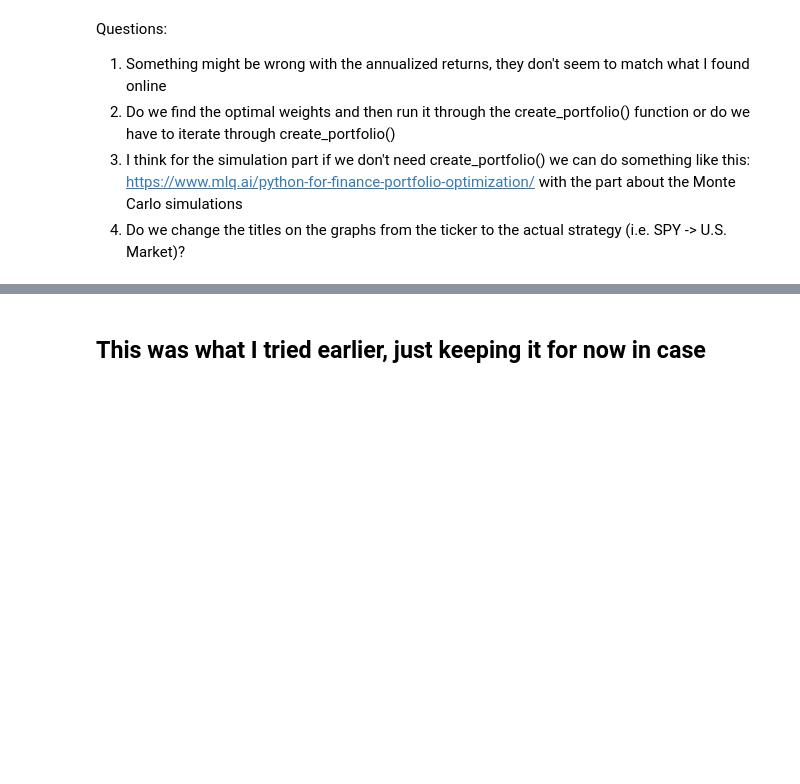
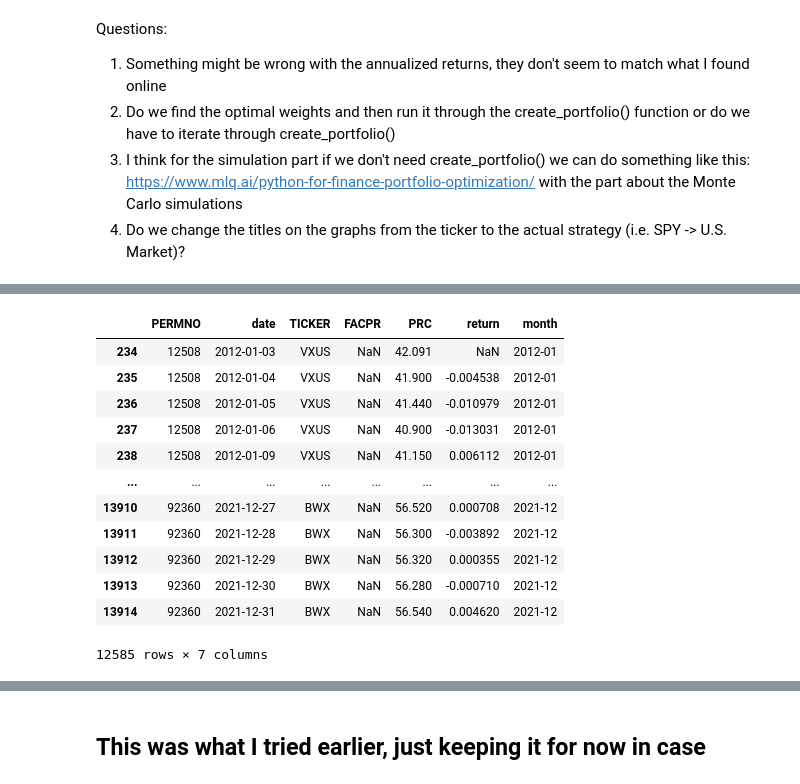
Before and after one commit to acremins1/Asset-Management-HW-1, a Jupyter notebook: Asset Management HW 3.ipynb, the cells around one changed output, grey strips where cells are left out. Cells and saved outputs as stored; diff of their text form; code cells hidden in the pictures; blank space fills up the shorter version.

```diff
--- a/Asset Management HW 3.ipynb
+++ b/Asset Management HW 3.ipynb
@@ -175 +176,17 @@ create_portfolio(etfs,tickers,target_weights,'1/3/2012','12/31/2021',100)
  None]
+# %%
+etfs
+# %% [output]
+|  | PERMNO | date | TICKER | FACPR | PRC | return | month |
+| 234 | 12508 | 2012-01-03 | VXUS | NaN | 42.091 | NaN | 2012-01 |
+| 235 | 12508 | 2012-01-04 | VXUS | NaN | 41.900 | -0.004538 | 2012-01 |
+| 236 | 12508 | 2012-01-05 | VXUS | NaN | 41.440 | -0.010979 | 2012-01 |
+| 237 | 12508 | 2012-01-06 | VXUS | NaN | 40.900 | -0.013031 | 2012-01 |
+| 238 | 12508 | 2012-01-09 | VXUS | NaN | 41.150 | 0.006112 | 2012-01 |
+| ... | ... | ... | ... | ... | ... | ... | ... |
+| 13910 | 92360 | 2021-12-27 | BWX | NaN | 56.520 | 0.000708 | 2021-12 |
+| 13911 | 92360 | 2021-12-28 | BWX | NaN | 56.300 | -0.003892 | 2021-12 |
+| 13912 | 92360 | 2021-12-29 | BWX | NaN | 56.320 | 0.000355 | 2021-12 |
+| 13913 | 92360 | 2021-12-30 | BWX | NaN | 56.280 | -0.000710 | 2021-12 |
+| 13914 | 92360 | 2021-12-31 | BWX | NaN | 56.540 | 0.004620 | 2021-12 |
+12585 rows × 7 columns
```
Also changed, not shown: parts of 17 cells of this notebook.
